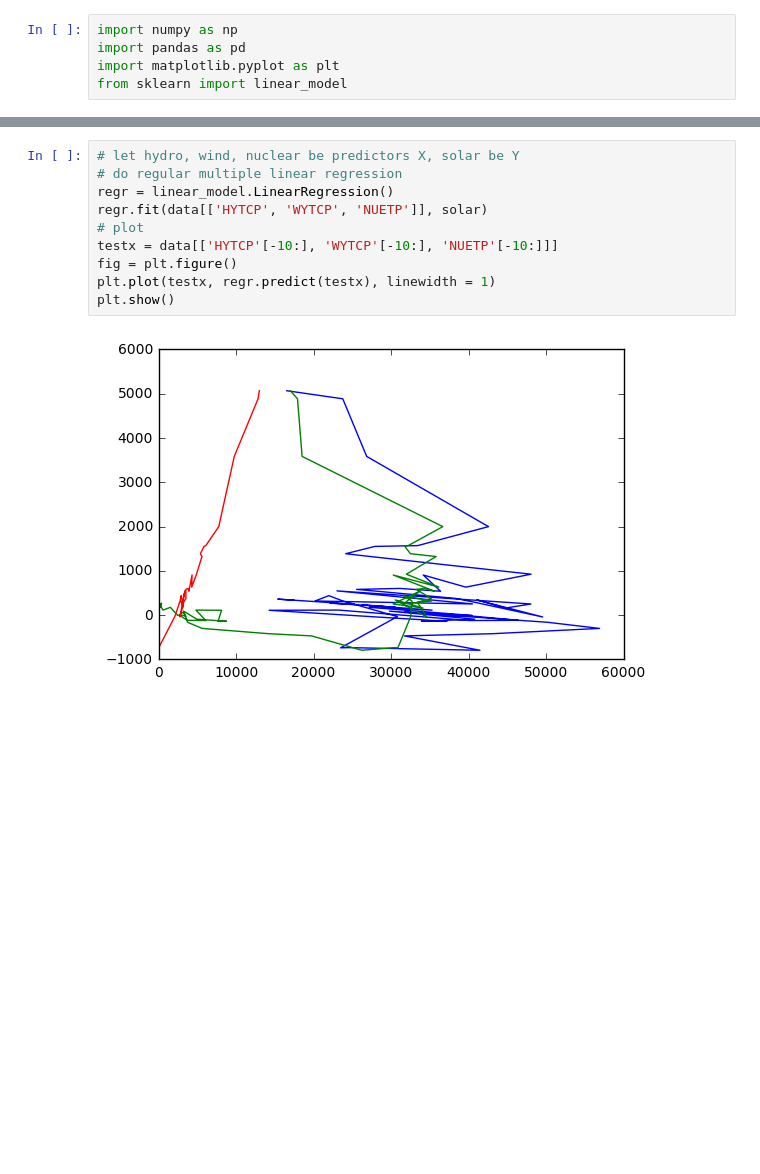
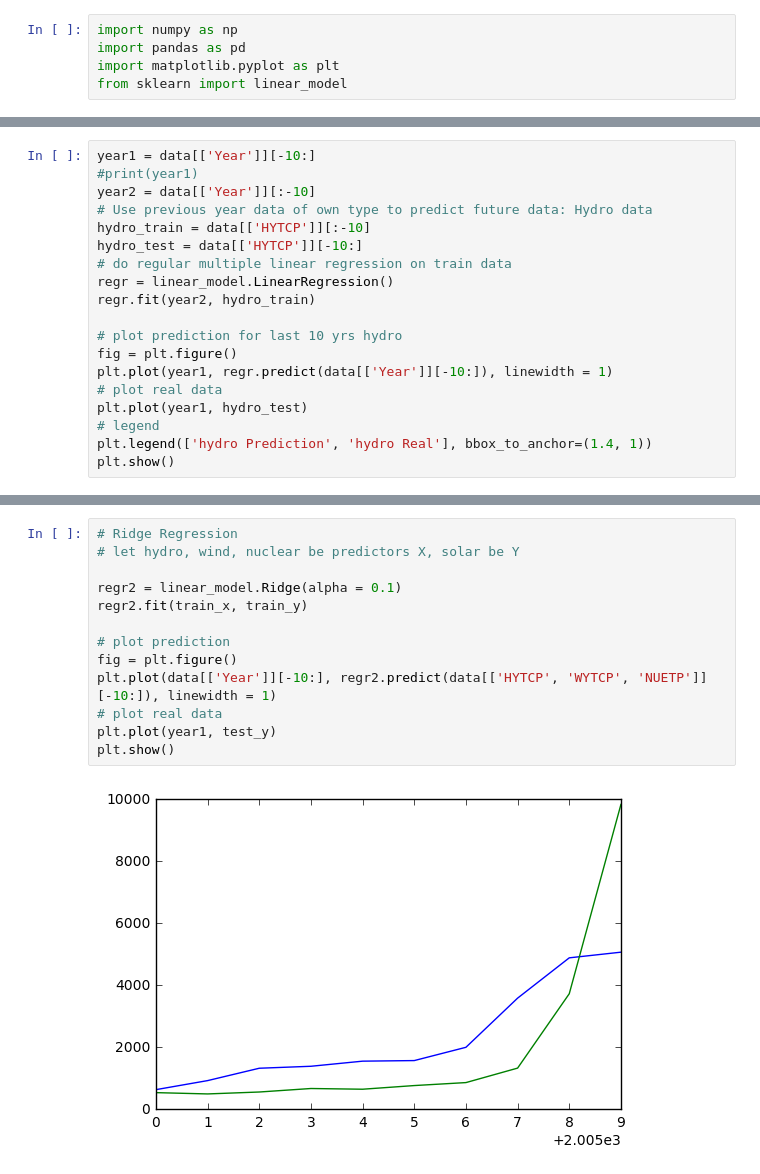
Before and after one commit to ibrahim85/Clean-Energy-Outlook, a Jupyter notebook: Data/data of states/Ridge Lasso regr beta.ipynb, the cells around one changed output, grey strips where cells are left out. Drawn from its saved outputs; the diff is of its cells as text; blank space fills up the shorter version.

Commit message:
Modified code for predicting solar from other sources; hydro data self-prediction

```diff
--- a/Data/data of states/Ridge Lasso regr beta.ipynb
+++ b/Data/data of states/Ridge Lasso regr beta.ipynb
@@ -17,0 +44,19 @@ year2 = [2015, 2016, 2017, 2018, 2019, 2020, 2021, 2022, 2023, 2024]
+# %%
+year1 = data[['Year']][-10:]
+#print(year1)
+year2 = data[['Year']][:-10]
+# Use previous year data of own type to predict future data: Hydro data
+hydro_train = data[['HYTCP']][:-10]
+hydro_test = data[['HYTCP']][-10:]
+# do regular multiple linear regression on train data
+regr = linear_model.LinearRegression()
+regr.fit(year2, hydro_train)
+
+# plot prediction for last 10 yrs hydro
+fig = plt.figure()
+plt.plot(year1, regr.predict(data[['Year']][-10:]), linewidth = 1)
+# plot real data
+plt.plot(year1, hydro_test)
+# legend
+plt.legend(['hydro Prediction', 'hydro Real'], bbox_to_anchor=(1.4, 1))
+plt.show()
@@ -18,12 +65,15 @@ year2 = [2015, 2016, 2017, 2018, 2019, 2020, 2021, 2022, 2023, 2024]
 # %%
+# Ridge Regression
 # let hydro, wind, nuclear be predictors X, solar be Y
-# do regular multiple linear regression
-regr = linear_model.LinearRegression()
-regr.fit(data[['HYTCP', 'WYTCP', 'NUETP']], solar)
-# plot
-testx = data[['HYTCP'[-10:], 'WYTCP'[-10:], 'NUETP'[-10:]]]
+
+regr2 = linear_model.Ridge(alpha = 0.1)
+regr2.fit(train_x, train_y)
+
+# plot prediction
 fig = plt.figure()
-plt.plot(testx, regr.predict(testx), linewidth = 1)
+plt.plot(data[['Year']][-10:], regr2.predict(data[['HYTCP', 'WYTCP', 'NUETP']][-10:]), linewidth = 1)
+# plot real data
+plt.plot(year1, test_y)
 plt.show()
 # %% [output]
-[figure, old version]
+[figure, new version]
```
Also changed, not shown: parts of 5 cells of this notebook.
